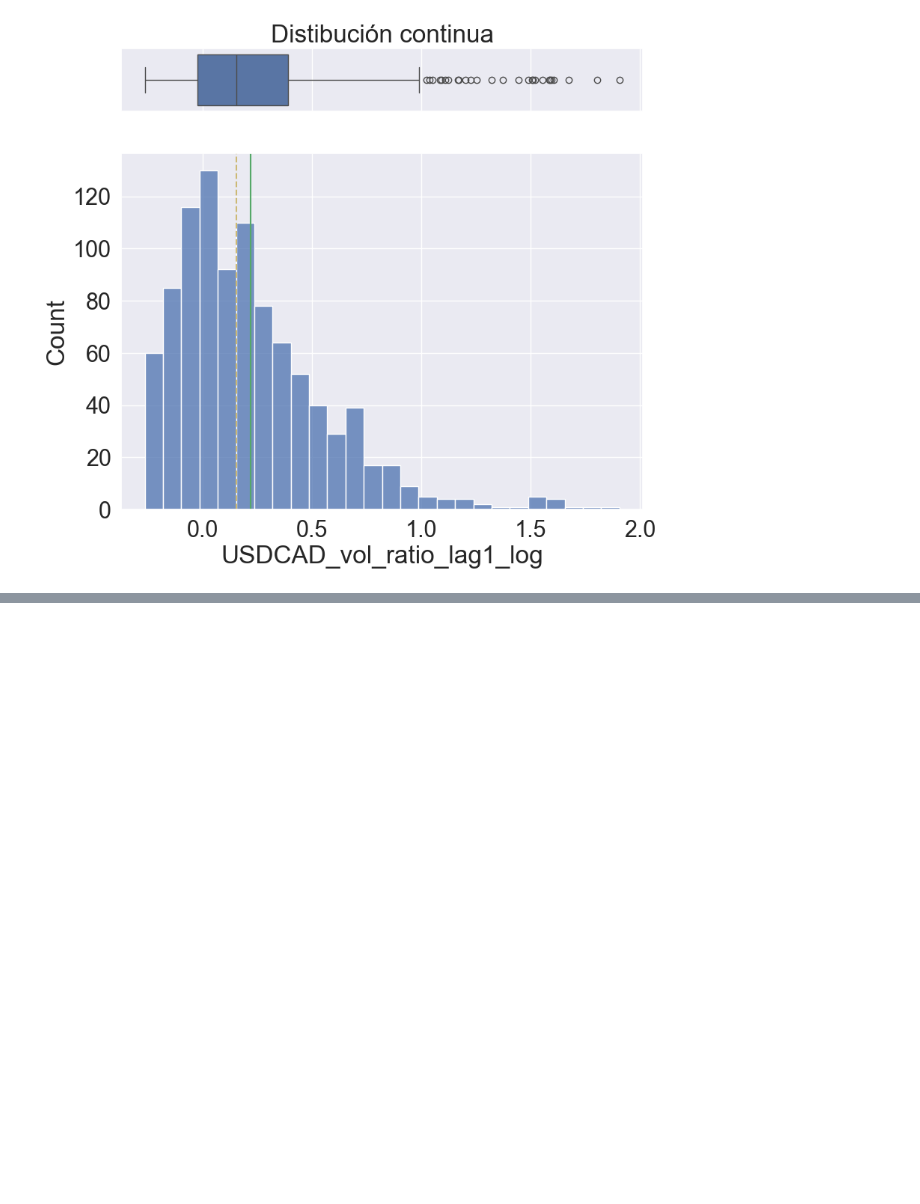
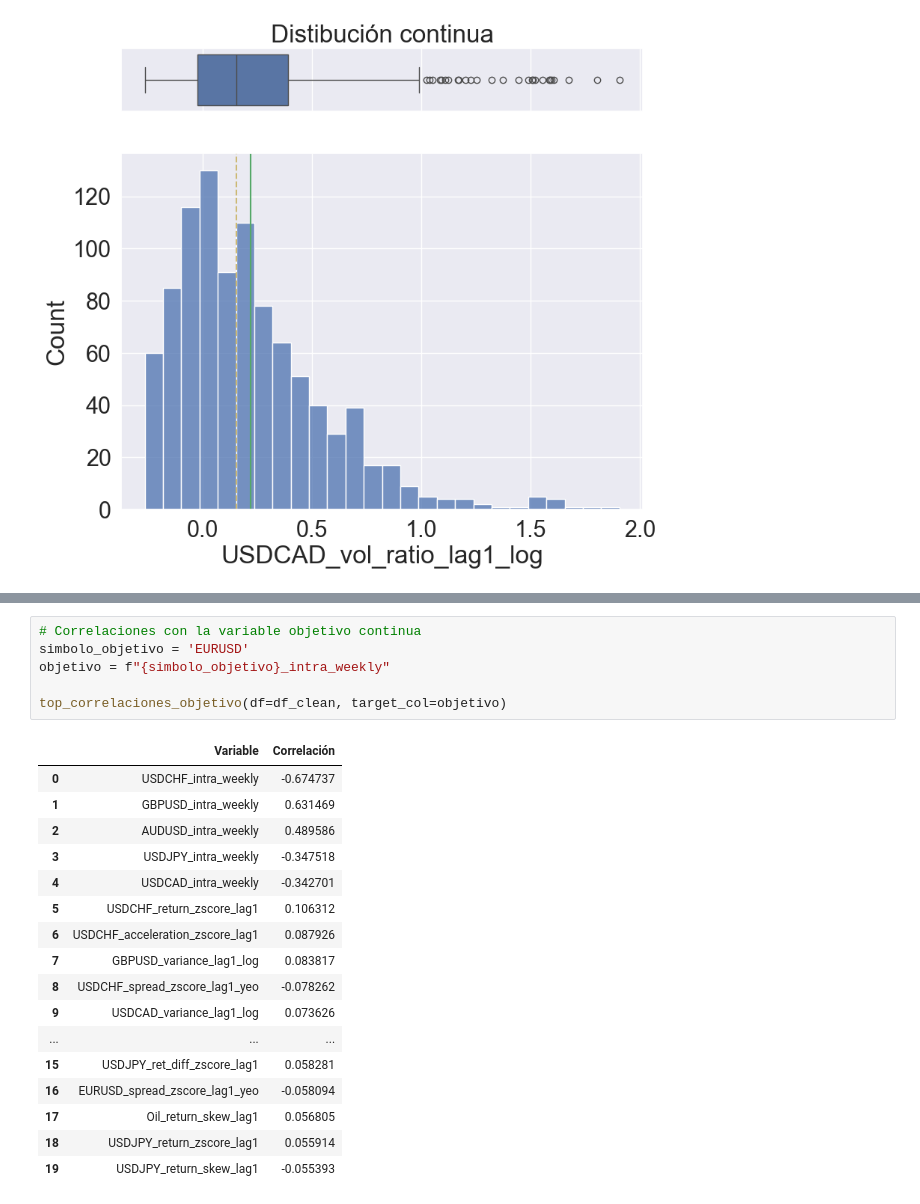
Before and after one commit to sebakremis/ForexMiner, a Jupyter notebook: notebook_EDA.ipynb, the cells around one changed output, grey strips where cells are left out. Drawn from its saved outputs; the diff is of its cells as text; blank space fills up the shorter version.

```diff
--- a/notebook_EDA.ipynb
+++ b/notebook_EDA.ipynb
@@ -123 +117,25 @@ top_correlaciones(df=df_clean, top_n=30)
+# %%
+# Correlaciones con la variable objetivo continua
+simbolo_objetivo = 'EURUSD'
+objetivo = f"{simbolo_objetivo}_intra_weekly"
+
+top_correlaciones_objetivo(df=df_clean, target_col=objetivo)
+# %% [output]
+|  | Variable | Correlación |
+| 0 | USDCHF_intra_weekly | -0.674737 |
+| 1 | GBPUSD_intra_weekly | 0.631469 |
+| 2 | AUDUSD_intra_weekly | 0.489586 |
+| 3 | USDJPY_intra_weekly | -0.347518 |
+| 4 | USDCAD_intra_weekly | -0.342701 |
+| 5 | USDCHF_return_zscore_lag1 | 0.106312 |
+| 6 | USDCHF_acceleration_zscore_lag1 | 0.087926 |
+| 7 | GBPUSD_variance_lag1_log | 0.083817 |
+| 8 | USDCHF_spread_zscore_lag1_yeo | -0.078262 |
+| 9 | USDCAD_variance_lag1_log | 0.073626 |
+| ... | ... | ... |
+| 15 | USDJPY_ret_diff_zscore_lag1 | 0.058281 |
+| 16 | EURUSD_spread_zscore_lag1_yeo | -0.058094 |
+| 17 | Oil_return_skew_lag1 | 0.056805 |
+| 18 | USDJPY_return_zscore_lag1 | 0.055914 |
+| 19 | USDJPY_return_skew_lag1 | -0.055393 |
 # %% [markdown]
```
Also changed, not shown: parts of 13 cells of this notebook, 4 other files.
